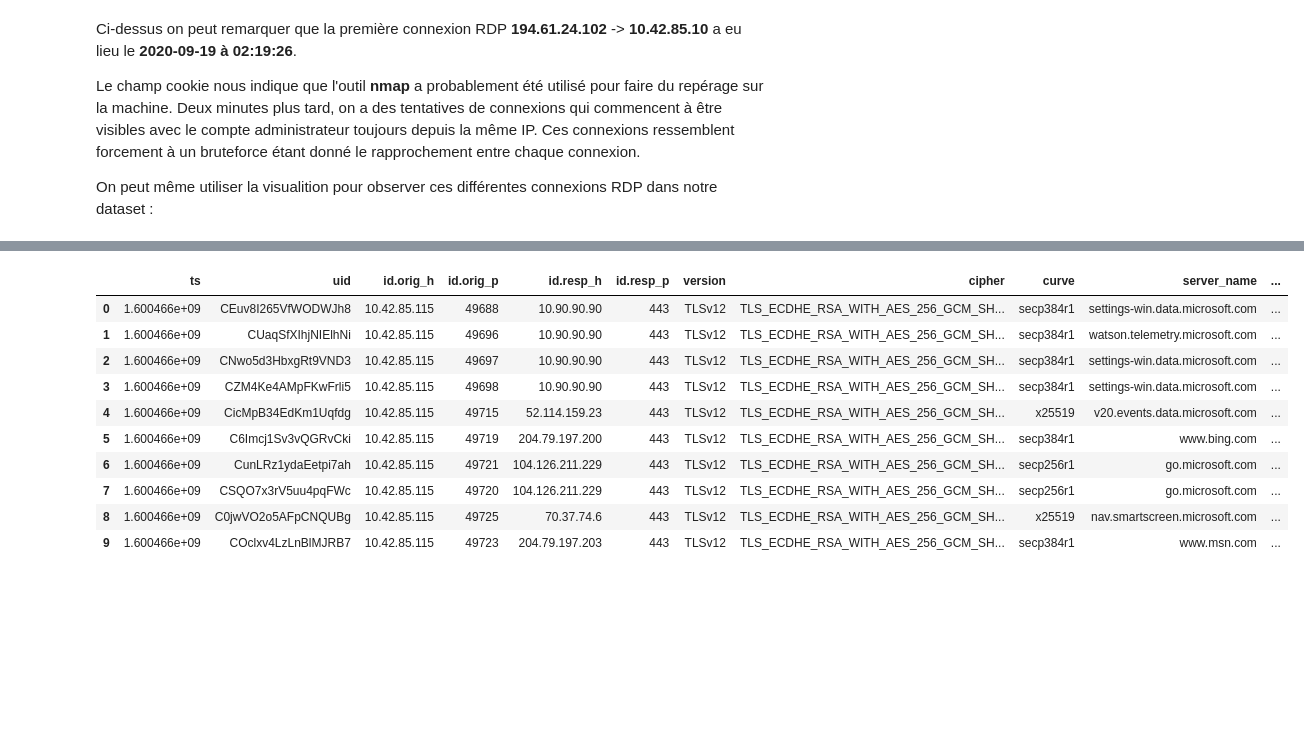
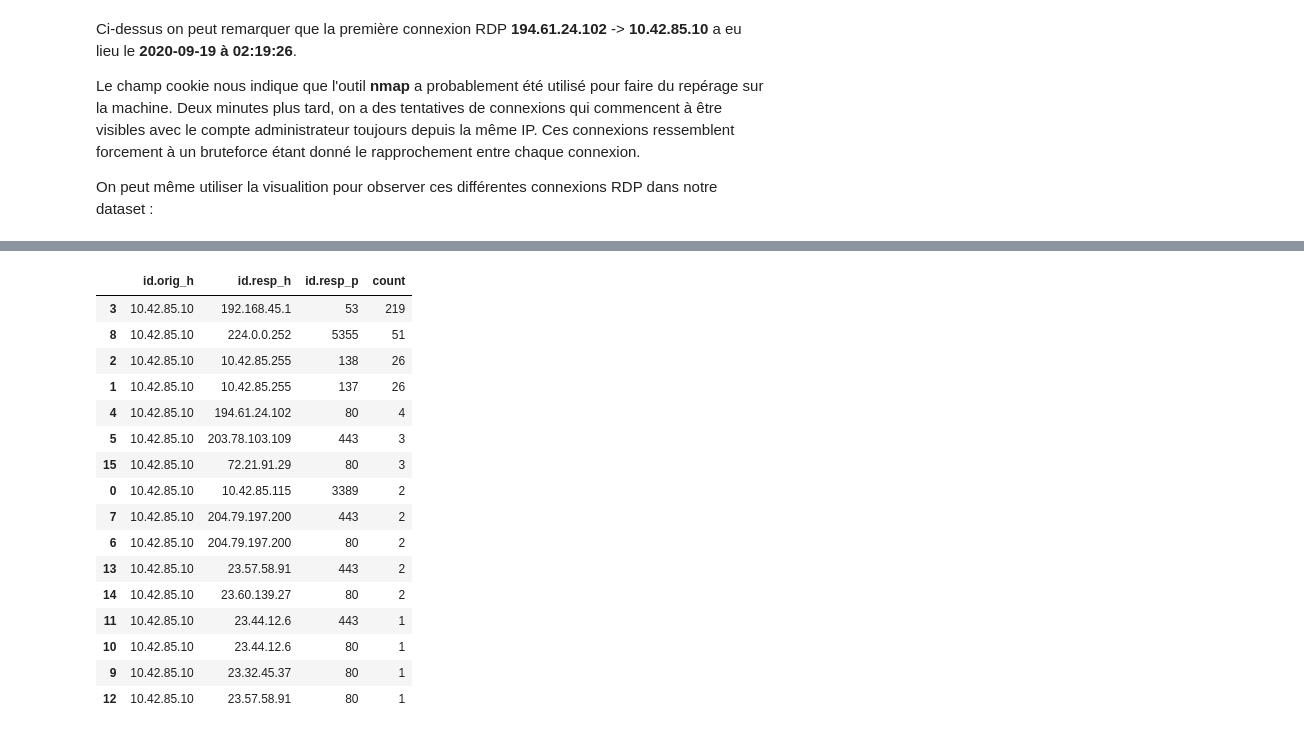
Before and after one commit to theophane-droid/blog_content, a Jupyter notebook: network_investigation/analysis.ipynb, the cells around one changed output, grey strips where cells are left out. Saved outputs shown, nothing was run; the diff lists cells and outputs as text; code cells hidden in the pictures; blank space fills up the shorter version.

```diff
--- a/network_investigation/analysis.ipynb
+++ b/network_investigation/analysis.ipynb
@@ -1,8 +1,15 @@
 # %%
 import os
 import pandas as pd
+
+pd.set_option("display.max_rows", 50)
+pd.set_option("display.max_columns", None)
+pd.set_option("display.max_colwidth", None)
+pd.set_option("display.width", None)
 # %%
 datasets = {}
 for file in os.listdir('.'):
     if file.endswith('.log'):
-        datasets[file.split('.')[0]] = pd.read_json(file, lines=True)
+        name = file.split('.')[0]
+        datasets[name] = pd.read_json(file, lines=True)
+        datasets[name]["dt_utc"] = pd.to_datetime(datasets[name]["ts"], unit="s", utc=True)
@@ -11,0 +16,3 @@ conn
+# %%
+conn = datasets['conn']
+conn[:10]
@@ -194,11 +221,6 @@ agg
 # %% [markdown]
 On va filtrer pour ne garder que ce qui nous intéresse :
 # %%
-pd.set_option("display.max_rows", None)
-pd.set_option("display.max_columns", None)
-pd.set_option("display.max_colwidth", None)
-pd.set_option("display.width", None)
-
 agg[(agg["count"] > 1) & (agg["count"] < 30)][:20]
 # %% [output]
 |  | query | rejected | count |
@@ -318,15 +349,31 @@ A priori zeek ne nous donne pas tellement plus de détails sur la connexion.
 # %%
-ssl = datasets['ssl']
-ssl[:10]
+moment = pd.Timestamp("2020-09-19 00:00:00", tz="UTC")
+filtered = conn[
+    (conn["id.orig_h"] == "10.42.85.10") &
+    (conn["dt_utc"] >= moment)
+]
+agg = (
+  filtered.groupby(["id.orig_h", "id.resp_h", "id.resp_p"])
+      .size()
+      .reset_index(name="count")
+      .sort_values("count", ascending=False)
+)
+agg
 # %% [output]
-|  | ts | uid | id.orig_h | id.orig_p | id.resp_h | id.resp_p | version | cipher | curve | server_name | ... |
-| 0 | 1.600466e+09 | CEuv8I265VfWODWJh8 | 10.42.85.115 | 49688 | 10.90.90.90 | 443 | TLSv12 | TLS_ECDHE_RSA_WITH_AES_256_GCM_SH... | secp384r1 | settings-win.data.microsoft.com | ... |
-| 1 | 1.600466e+09 | CUaqSfXIhjNIElhNi | 10.42.85.115 | 49696 | 10.90.90.90 | 443 | TLSv12 | TLS_ECDHE_RSA_WITH_AES_256_GCM_SH... | secp384r1 | watson.telemetry.microsoft.com | ... |
-| 2 | 1.600466e+09 | CNwo5d3HbxgRt9VND3 | 10.42.85.115 | 49697 | 10.90.90.90 | 443 | TLSv12 | TLS_ECDHE_RSA_WITH_AES_256_GCM_SH... | secp384r1 | settings-win.data.microsoft.com | ... |
-| 3 | 1.600466e+09 | CZM4Ke4AMpFKwFrli5 | 10.42.85.115 | 49698 | 10.90.90.90 | 443 | TLSv12 | TLS_ECDHE_RSA_WITH_AES_256_GCM_SH... | secp384r1 | settings-win.data.microsoft.com | ... |
-| 4 | 1.600466e+09 | CicMpB34EdKm1Uqfdg | 10.42.85.115 | 49715 | 52.114.159.23 | 443 | TLSv12 | TLS_ECDHE_RSA_WITH_AES_256_GCM_SH... | x25519 | v20.events.data.microsoft.com | ... |
-| 5 | 1.600466e+09 | C6Imcj1Sv3vQGRvCki | 10.42.85.115 | 49719 | 204.79.197.200 | 443 | TLSv12 | TLS_ECDHE_RSA_WITH_AES_256_GCM_SH... | secp384r1 | www.bing.com | ... |
-| 6 | 1.600466e+09 | CunLRz1ydaEetpi7ah | 10.42.85.115 | 49721 | 104.126.211.229 | 443 | TLSv12 | TLS_ECDHE_RSA_WITH_AES_256_GCM_SH... | secp256r1 | go.microsoft.com | ... |
-| 7 | 1.600466e+09 | CSQO7x3rV5uu4pqFWc | 10.42.85.115 | 49720 | 104.126.211.229 | 443 | TLSv12 | TLS_ECDHE_RSA_WITH_AES_256_GCM_SH... | secp256r1 | go.microsoft.com | ... |
-| 8 | 1.600466e+09 | C0jwVO2o5AFpCNQUBg | 10.42.85.115 | 49725 | 70.37.74.6 | 443 | TLSv12 | TLS_ECDHE_RSA_WITH_AES_256_GCM_SH... | x25519 | nav.smartscreen.microsoft.com | ... |
-| 9 | 1.600466e+09 | COclxv4LzLnBlMJRB7 | 10.42.85.115 | 49723 | 204.79.197.203 | 443 | TLSv12 | TLS_ECDHE_RSA_WITH_AES_256_GCM_SH... | secp384r1 | www.msn.com | ... |
+|  | id.orig_h | id.resp_h | id.resp_p | count |
+| 3 | 10.42.85.10 | 192.168.45.1 | 53 | 219 |
+| 8 | 10.42.85.10 | 224.0.0.252 | 5355 | 51 |
+| 2 | 10.42.85.10 | 10.42.85.255 | 138 | 26 |
+| 1 | 10.42.85.10 | 10.42.85.255 | 137 | 26 |
+| 4 | 10.42.85.10 | 194.61.24.102 | 80 | 4 |
+| 5 | 10.42.85.10 | 203.78.103.109 | 443 | 3 |
+| 15 | 10.42.85.10 | 72.21.91.29 | 80 | 3 |
+| 0 | 10.42.85.10 | 10.42.85.115 | 3389 | 2 |
+| 7 | 10.42.85.10 | 204.79.197.200 | 443 | 2 |
+| 6 | 10.42.85.10 | 204.79.197.200 | 80 | 2 |
+| 13 | 10.42.85.10 | 23.57.58.91 | 443 | 2 |
+| 14 | 10.42.85.10 | 23.60.139.27 | 80 | 2 |
+| 11 | 10.42.85.10 | 23.44.12.6 | 443 | 1 |
+| 10 | 10.42.85.10 | 23.44.12.6 | 80 | 1 |
+| 9 | 10.42.85.10 | 23.32.45.37 | 80 | 1 |
+| 12 | 10.42.85.10 | 23.57.58.91 | 80 | 1 |
```
Also changed, not shown: parts of 27 cells of this notebook, 1 other file.
